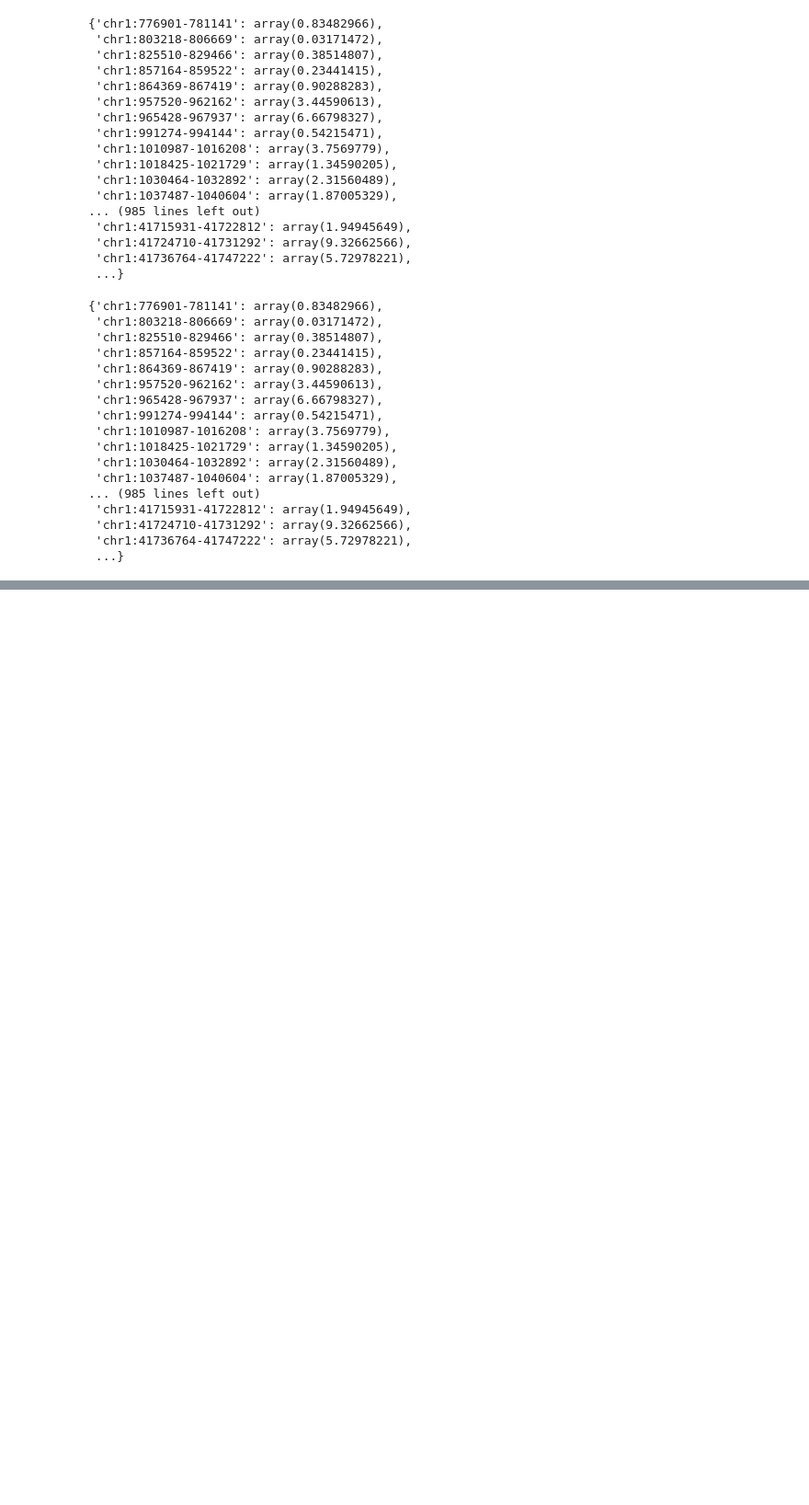
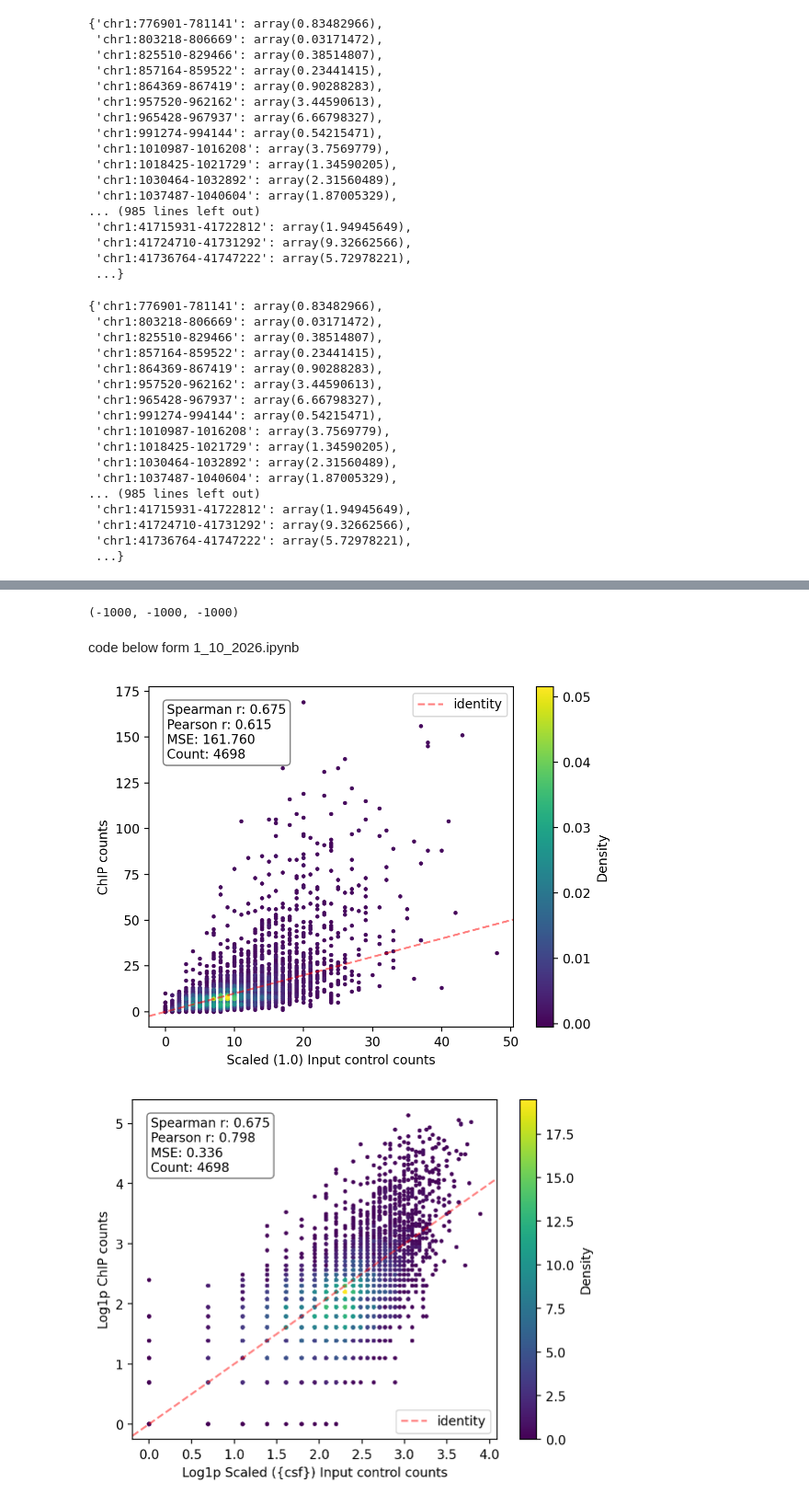
Before and after one commit to kundajelab/histobpnet, a Jupyter notebook: experiments/valeh/notebooks/1_19_2026.ipynb, the cells around one changed output, grey strips where cells are left out. Shown at 92% size. Saved outputs shown, nothing was run; the diff lists cells and outputs as text; code cells hidden in the pictures; blank space fills up the shorter version.

Commit message:
debug control scaling factor stuff

```diff
--- a/experiments/valeh/notebooks/1_19_2026.ipynb
+++ b/experiments/valeh/notebooks/1_19_2026.ipynb
@@ -985,0 +996,14 @@ fff
+# %%
+base_dir = "/large_storage/goodarzilab/valehvpa/data/projects/scCisTrans/for_borzoi/histone/peak_scramble"
+excluded_1kb = f"{base_dir}/maya_gapped_peaks/gm12878_h3k27ac_peaks.gappedPeak.canonical.excluded.1000bp"
+peaks = f"{base_dir}/maya_gapped_peaks/gm12878_h3k27ac_peaks.gappedPeak.canonical.sorted"
+
+# excluded_1kb contains ~5k 1kb length regions of the genome that dont intersect with the peaks (ie non-peak regions)
+df_1kb = pd.read_csv(excluded_1kb, sep="\t", header=None)
+df_1kb.rename(columns={0: "chrom", 1: "start", 2: "end"}, inplace=True)
+
+# Remove invalid chrombooses. My peaks file actually contains all valid chromosoms, let s just use that.
+peaks_df = pd.read_csv(peaks, sep="\t", header=None)
+peaks_df.rename(columns={0: "chrom", 1: "start", 2: "end"}, inplace=True)
+valid_chroms = peaks_df["chrom"].unique().tolist()
+df_1kb = df_1kb[df_1kb["chrom"].isin(valid_chroms)]
@@ -985,0 +1026,6 @@ fff
+# %%
+32214747-32215747, 5735302-5736302, 19209174-19210174
+# %% [output]
+(-1000, -1000, -1000)
+# %% [markdown]
+code below form 1_10_2026.ipynb
@@ -985,0 +1067,24 @@ fff
+# %%
+csf = 1.0
+chip_cts = get_cts(df_1kb, chip_bw, None, get_total_cts=True)
+inputc_cts = get_cts(df_1kb, inputc_bw, None, get_total_cts=True, scaling_factor=csf)
+
+chip_cts = np.array([v[0] for v in chip_cts]).squeeze()
+inputc_cts = np.array([v[0] for v in inputc_cts]).squeeze()
+# %%
+# plot chip_cts vs inputc_cts
+density_scatter(inputc_cts, chip_cts, f"Scaled ({csf}) Input control counts", "ChIP counts", s=5, bins=200, incl_stats=True)
+ax = plt.gca()
+from toolbox.plt_utils import add_identity
+add_identity(ax, color="r", ls="--", alpha=0.5)
+plt.show()
+
+# plot log chip_cts vs log inputc_cts
+density_scatter(np.log1p(inputc_cts), np.log1p(chip_cts), "Log1p Scaled ({csf}) Input control counts", "Log1p ChIP counts", s=5, bins=200, incl_stats=True)
+ax = plt.gca()
+from toolbox.plt_utils import add_identity
+add_identity(ax, color="r", ls="--", alpha=0.5)
+plt.show()
+# %% [output]
+[figure, added]
+[figure, added]
```
Also changed, not shown: parts of 16 cells of this notebook, 1 other file.
